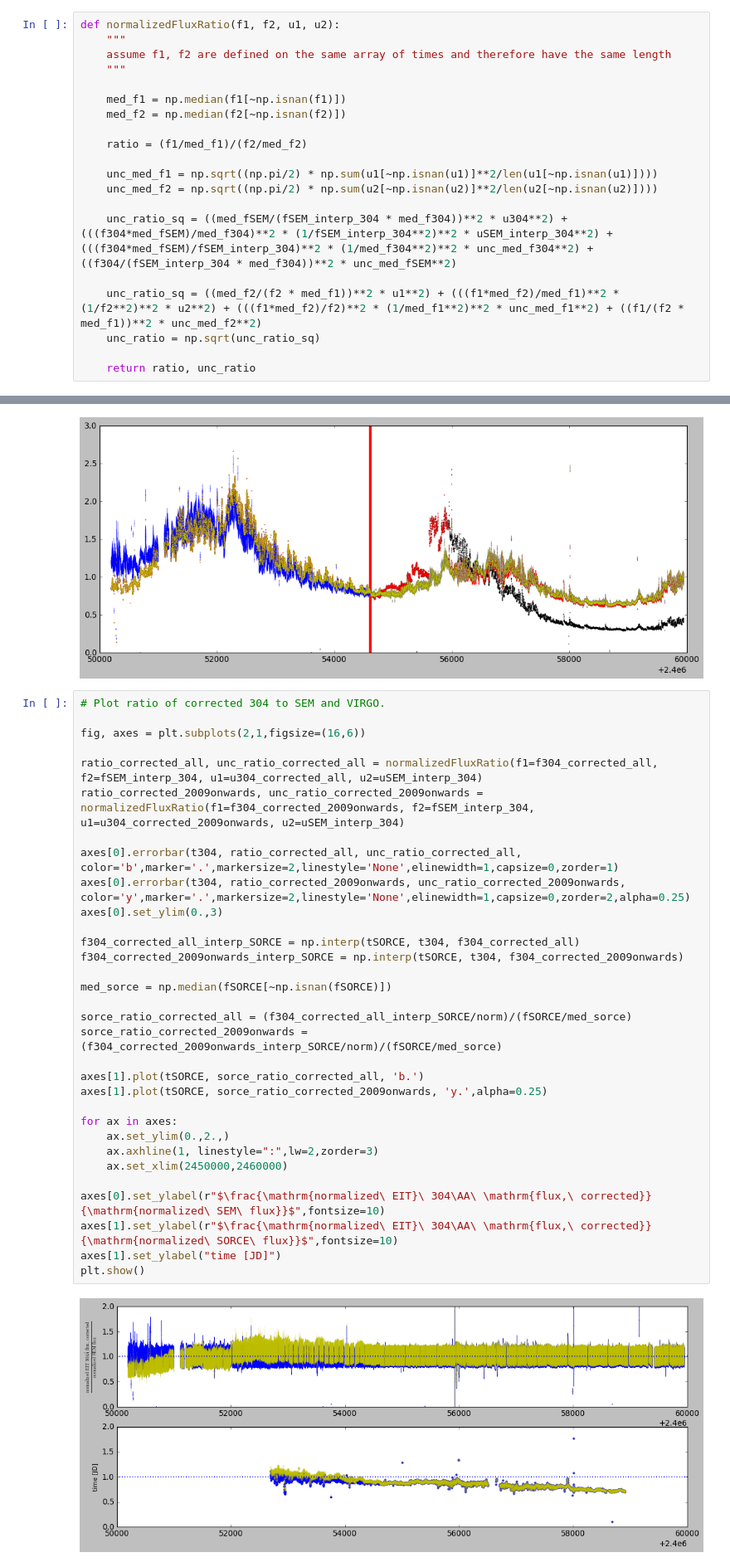
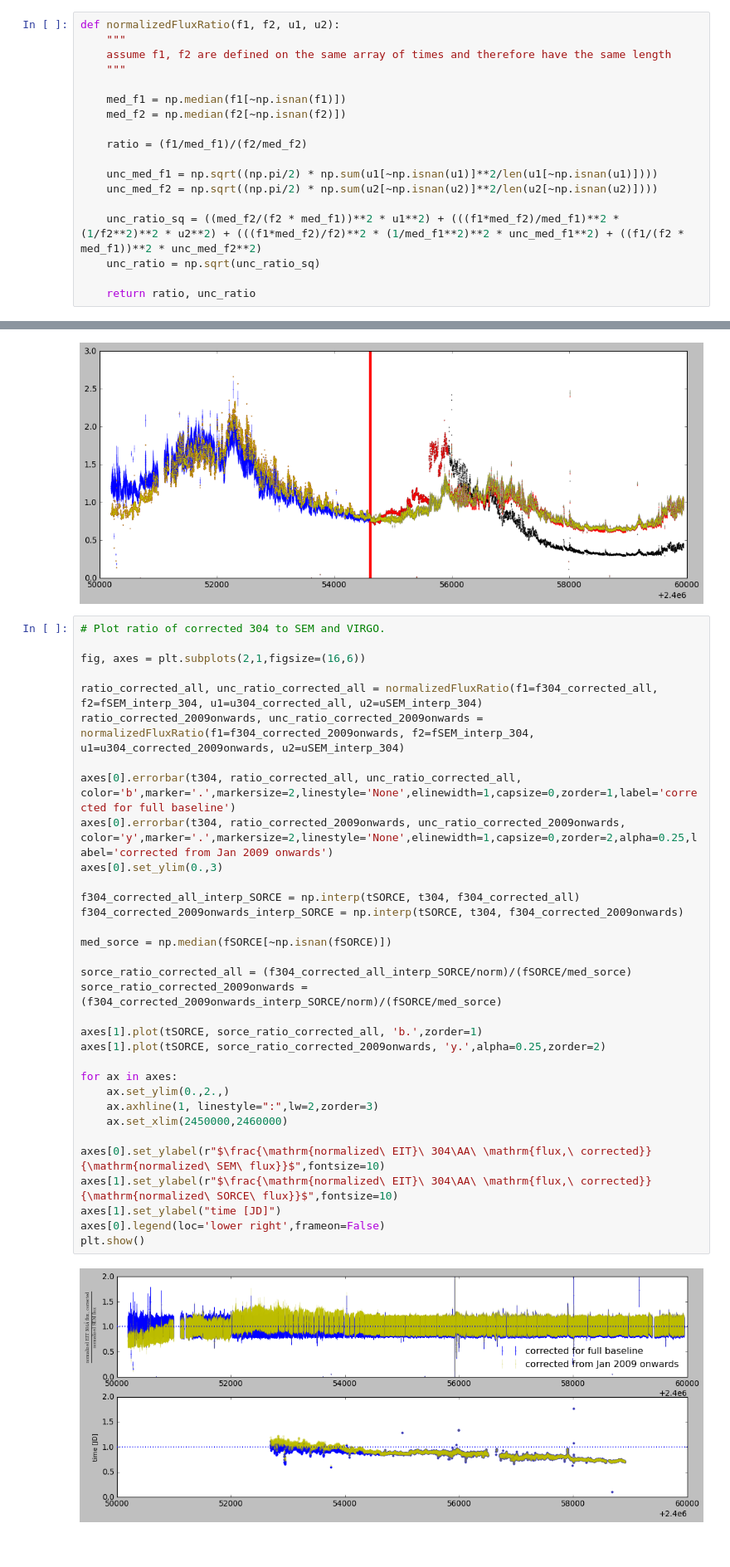
Before and after one commit to esandford/archivalSOHO, a Jupyter notebook: data/correctEITsystematics.ipynb, the cells around one changed output, grey strips where cells are left out. Shown at 83% size. Cells and saved outputs as stored; diff of their text form.

```diff
--- a/data/correctEITsystematics.ipynb
+++ b/data/correctEITsystematics.ipynb
@@ -332,8 +332,6 @@ def normalizedFluxRatio(f1, f2, u1, u2):
     unc_med_f1 = np.sqrt((np.pi/2) * np.sum(u1[~np.isnan(u1)]**2/len(u1[~np.isnan(u1)])))
     unc_med_f2 = np.sqrt((np.pi/2) * np.sum(u2[~np.isnan(u2)]**2/len(u2[~np.isnan(u2)])))
 
-    unc_ratio_sq = ((med_fSEM/(fSEM_interp_304 * med_f304))**2 * u304**2) + (((f304*med_fSEM)/med_f304)**2 * (1/fSEM_interp_304**2)**2 * uSEM_interp_304**2) + (((f304*med_fSEM)/fSEM_interp_304)**2 * (1/med_f304**2)**2 * unc_med_f304**2) + ((f304/(fSEM_interp_304 * med_f304))**2 * unc_med_fSEM**2)
-
     unc_ratio_sq = ((med_f2/(f2 * med_f1))**2 * u1**2) + (((f1*med_f2)/med_f1)**2 * (1/f2**2)**2 * u2**2) + (((f1*med_f2)/f2)**2 * (1/med_f1**2)**2 * unc_med_f1**2) + ((f1/(f2 * med_f1))**2 * unc_med_f2**2)
     unc_ratio = np.sqrt(unc_ratio_sq)
 
@@ -588,37 +586,38 @@ plt.show()
 # %%
 # Plot ratio of corrected 304 to SEM and VIRGO.
 
 fig, axes = plt.subplots(2,1,figsize=(16,6))
 
 ratio_corrected_all, unc_ratio_corrected_all = normalizedFluxRatio(f1=f304_corrected_all, f2=fSEM_interp_304, u1=u304_corrected_all, u2=uSEM_interp_304)
 ratio_corrected_2009onwards, unc_ratio_corrected_2009onwards = normalizedFluxRatio(f1=f304_corrected_2009onwards, f2=fSEM_interp_304, u1=u304_corrected_2009onwards, u2=uSEM_interp_304)
 
-axes[0].errorbar(t304, ratio_corrected_all, unc_ratio_corrected_all, color='b',marker='.',markersize=2,linestyle='None',elinewidth=1,capsize=0,zorder=1)
-axes[0].errorbar(t304, ratio_corrected_2009onwards, unc_ratio_corrected_2009onwards, color='y',marker='.',markersize=2,linestyle='None',elinewidth=1,capsize=0,zorder=2,alpha=0.25)
+axes[0].errorbar(t304, ratio_corrected_all, unc_ratio_corrected_all, color='b',marker='.',markersize=2,linestyle='None',elinewidth=1,capsize=0,zorder=1,label='corrected for full baseline')
+axes[0].errorbar(t304, ratio_corrected_2009onwards, unc_ratio_corrected_2009onwards, color='y',marker='.',markersize=2,linestyle='None',elinewidth=1,capsize=0,zorder=2,alpha=0.25,label='corrected from Jan 2009 onwards')
 axes[0].set_ylim(0.,3)
 
 f304_corrected_all_interp_SORCE = np.interp(tSORCE, t304, f304_corrected_all)
 f304_corrected_2009onwards_interp_SORCE = np.interp(tSORCE, t304, f304_corrected_2009onwards)
 
 med_sorce = np.median(fSORCE[~np.isnan(fSORCE)])
 
 sorce_ratio_corrected_all = (f304_corrected_all_interp_SORCE/norm)/(fSORCE/med_sorce)
 sorce_ratio_corrected_2009onwards = (f304_corrected_2009onwards_interp_SORCE/norm)/(fSORCE/med_sorce)
 
-axes[1].plot(tSORCE, sorce_ratio_corrected_all, 'b.')
-axes[1].plot(tSORCE, sorce_ratio_corrected_2009onwards, 'y.',alpha=0.25)
+axes[1].plot(tSORCE, sorce_ratio_corrected_all, 'b.',zorder=1)
+axes[1].plot(tSORCE, sorce_ratio_corrected_2009onwards, 'y.',alpha=0.25,zorder=2)
 
 for ax in axes:
     ax.set_ylim(0.,2.,)
     ax.axhline(1, linestyle=":",lw=2,zorder=3)
     ax.set_xlim(2450000,2460000)
 
 axes[0].set_ylabel(r"$\frac{\mathrm{normalized\ EIT}\ 304\AA\ \mathrm{flux,\ corrected}}{\mathrm{normalized\ SEM\ flux}}$",fontsize=10)
 axes[1].set_ylabel(r"$\frac{\mathrm{normalized\ EIT}\ 304\AA\ \mathrm{flux,\ corrected}}{\mathrm{normalized\ SORCE\ flux}}$",fontsize=10)
 axes[1].set_ylabel("time [JD]")
+axes[0].legend(loc='lower right',frameon=False)
 plt.show()
 # %% [output]
-[figure, old version]
+[figure, new version]
 # %% [markdown]
 # Now, fit linear relationships between the four EIT bands.
 # %%
```
Also changed, not shown: 2 other files.
